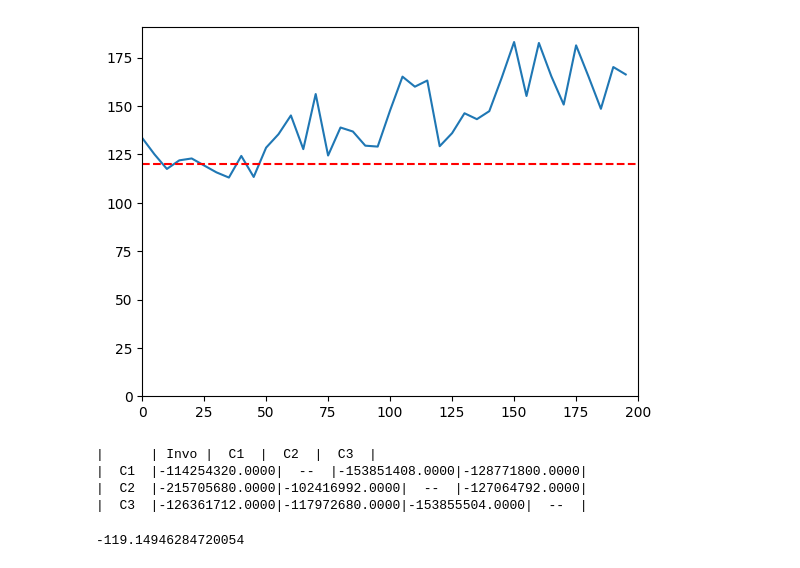
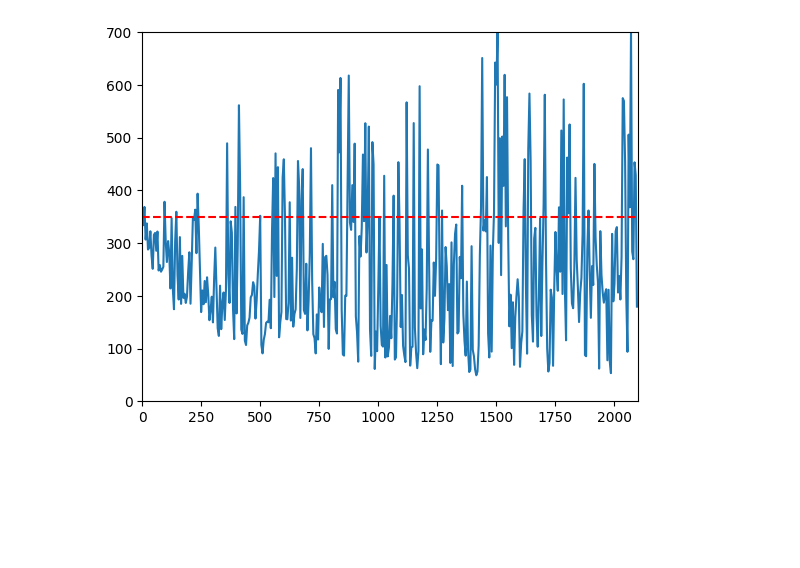
Before and after one commit to a-lost-n/cluster-mdrp, a Jupyter notebook: test_ddqn.ipynb, the cells around one changed output. Saved outputs shown, nothing was run; the diff lists cells and outputs as text; code cells hidden in the pictures; blank space fills up the shorter version.

```diff
--- a/test_ddqn.ipynb
+++ b/test_ddqn.ipynb
@@ -6,2 +3,3 @@ To enable the following instructions: SSE4.1 SSE4.2 AVX AVX2 FMA, in other opera
 # %%
-agent = Agent(restaurant_array=[2,6,2], grid_size=100, randseed=25)
+agent = Agent(restaurant_array=[1,4,10], learning_rate=1e-4, grid_size=100, randseed=25)
+# agent = Agent(restaurant_array=[2,6,2], grid_size=100, randseed=25, filename="models/model_n3_200")
@@ -10,2 +5,0 @@ agent = Agent(restaurant_array=[2,6,2], grid_size=100, randseed=25)
-# %%
-agent = Agent(restaurant_array=[2,6,2], grid_size=100, randseed=25, filename="models/model_n3_200")
@@ -12,9 +8,10 @@ agent = Agent(restaurant_array=[2,6,2], grid_size=100, randseed=25, filename="mo
 # %%
-episodios=17
-episodios_terminados=1703
-decay=0.999
+episodios=2500
+episodios_terminados=0
+decay=0.998
+limit=700
 
 agent.train(episodes=episodios, finished_episodes=episodios_terminados, batch_size=16, epsilon=1,
-             epsilon_decay=decay, score_limit=190, log_limit=192, refresh_rate=1, verbose=False, display_rewards=False)
+             epsilon_decay=decay, score_limit=limit, log_limit=limit+2, refresh_rate=2, verbose=False, display_rewards=False)
 
-agent.save("models/model_n3_"+str(episodios_terminados+episodios))
+agent.save("models/model3_n3_"+str(episodios_terminados+episodios))
@@ -39,14 +18,9 @@ episode: 1720/1720, score: 190.31, e: 0.18, actions: 201, couriers: 172, t: 25.9
 # %%
-agent.rewards_graphic(n=5,mean=120, ylim=191)
+agent.rewards_graphic(n=5,mean=350, ylim=limit+1)
 # %% [output]
-[figure, old version]
+[figure, new version]
 # %%
-agent.print_prediction([[0,0,0,0,0,0,0,1,0]])
+agent.print_prediction([[0,0,0,0,2,0]])
 # print(agent.model.predict([[0,1,0,100000,0,0,0,2,0]], verbose=0))
 # agent.model.get_weights()[-1]
-# %% [output]
-|      | Invo |  C1  |  C2  |  C3  |
-|  C1  |-114254320.0000|  --  |-153851408.0000|-128771800.0000|
-|  C2  |-215705680.0000|-102416992.0000|  --  |-127064792.0000|
-|  C3  |-126361712.0000|-117972680.0000|-153855504.0000|  --  |
 # %%
@@ -55,6 +31,5 @@ test_agent.train(1000,epsilon_decay=1.0,train_model=False,log=False)
 # %%
-np.median(np.array(test_agent.reward_history))
+print(np.median(np.array(test_agent.reward_history)))
+print(np.mean(np.array(test_agent.reward_history)))
-# %% [output]
--119.14946284720054
 # %%
 plt.hist(test_agent.reward_history)
```
Also changed, not shown: parts of 9 cells of this notebook, 17 other files.
